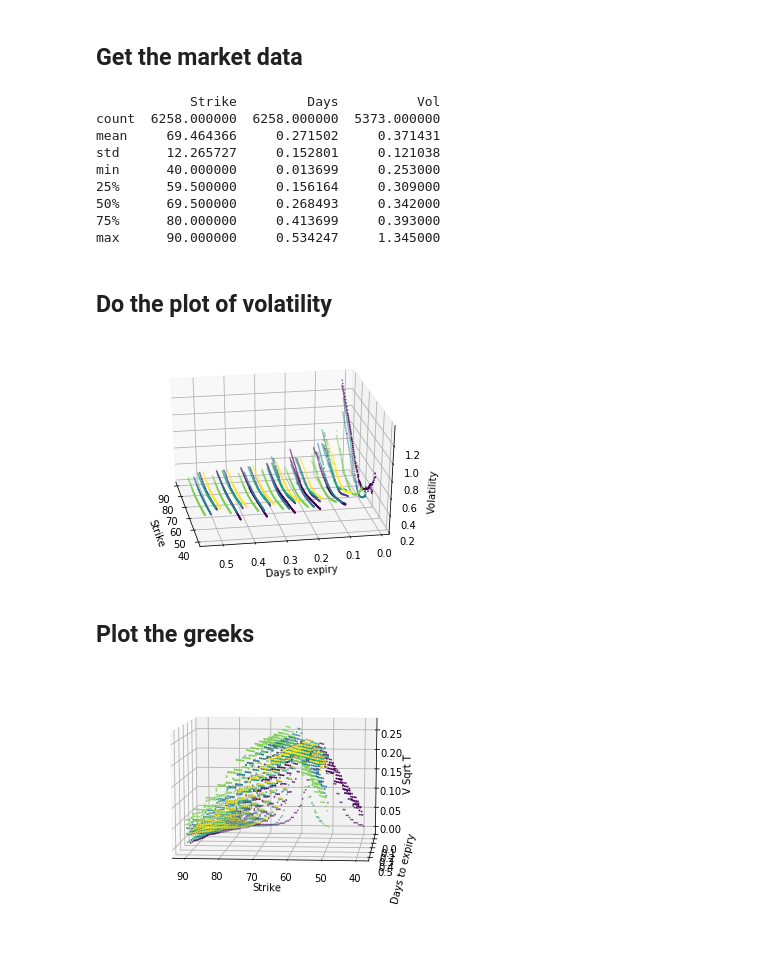
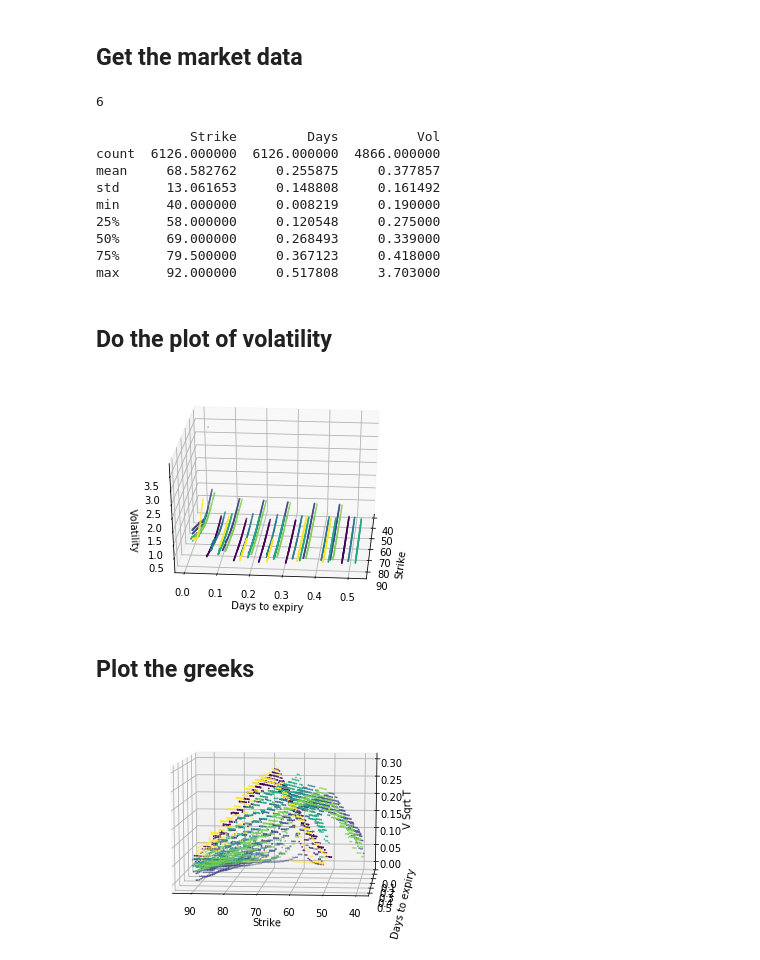
Before and after one commit to ajmal017/sigmaTrading, a Jupyter notebook: analysis/option_surface.ipynb, the cells around one changed output. Cells and saved outputs as stored; diff of their text form; code cells hidden in the pictures.

Commit message:
Data work

```diff
--- a/analysis/option_surface.ipynb
+++ b/analysis/option_surface.ipynb
@@ -27,17 +29,23 @@ j = table.scan()
 # %%
 frames = []
 c = 1
+print(len(j["Items"]))
 for d in j["Items"]:
-    d2 = eval(d["data"])
+    #d2 = eval(d["data"])
     dtg = d["dtg"]
-    df = pd.read_json(d2, orient="split")
+    df = pd.DataFrame(json.loads(d["data"]))
+    df.columns = d["columns"]
+    df["Instrument"] = d["index"]
+    #df = pd.read_json(d2, orient="split")
     df["dtg"] = dtg
     df["col"] = c
     c = c+1
     frames.append(df)
 df = pd.concat(frames)
+# %% [output]
+6
 # %%
-df['Side'] = np.where(df['Financial Instrument'].str.contains("PUT"), "p", "c")
+df['Side'] = np.where(df["Instrument"].str.contains("PUT"), "p", "c")
 
 df['Put'] = np.where(df['Side'] == "p", 1, 0)
 df['Call'] = np.where(df['Side'] == "c", 1, 0)
@@ -45,37 +53,37 @@ df['Days'] = df['Days to Last Trading Day'] / 365
 df = df[df['Implied Vol. %'] != "N/A"]
 df['Vol'] = df['Implied Vol. %'].str.replace('%', '')
 df['Vol'] = df['Vol'].astype(float) / 100
-df['Strike'] = df['Financial Instrument'].str.split(" ").map(lambda x: x[4])
+df['Strike'] = df["Instrument"].str.split(" ").map(lambda x: x[4])
 df['Strike'] = df['Strike'].astype(float)
 df['V Sqrt T'] = df['Vega'] / np.sqrt(df['Days'])
 print(df[["Strike", "Days", "Vol"]].describe())
 # %% [output]
             Strike         Days          Vol
-count  6258.000000  6258.000000  5373.000000
-mean     69.464366     0.271502     0.371431
-std      12.265727     0.152801     0.121038
-min      40.000000     0.013699     0.253000
-25%      59.500000     0.156164     0.309000
-50%      69.500000     0.268493     0.342000
-75%      80.000000     0.413699     0.393000
-max      90.000000     0.534247     1.345000
+count  6126.000000  6126.000000  4866.000000
+mean     68.582762     0.255875     0.377857
+std      13.061653     0.148808     0.161492
+min      40.000000     0.008219     0.190000
+25%      58.000000     0.120548     0.275000
+50%      69.000000     0.268493     0.339000
+75%      79.500000     0.367123     0.418000
+max      92.000000     0.517808     3.703000
 # %% [markdown]
 ## Do the plot of volatility
 # %%
 #%matplotlib inline
 fig = plt.figure()
 ax = fig.add_subplot(111, projection="3d")
 ax.scatter(df["Strike"], df["Days"], df["Vol"],
            c=df["col"],
            s=0.5
            )
 ax.set_xlabel("Strike")
 ax.set_ylabel("Days to expiry")
 ax.set_zlabel("Volatility")
-ax.view_init(30, 170)
-plt.draw()
+ax.view_init(30, 5)
+p = plt.draw()
 # %% [output]
-[figure, old version]
+[figure, new version]
 # %% [markdown]
 ## Plot the greeks
 # %%
@@ -93,4 +101,4 @@ ax.set_zlabel(greek)
 ax.view_init(10, 95)
 plt.draw()
 # %% [output]
-[figure, old version]
+[figure, new version]
```
Also changed, not shown: parts of 1 cell of this notebook, 6 other files.
